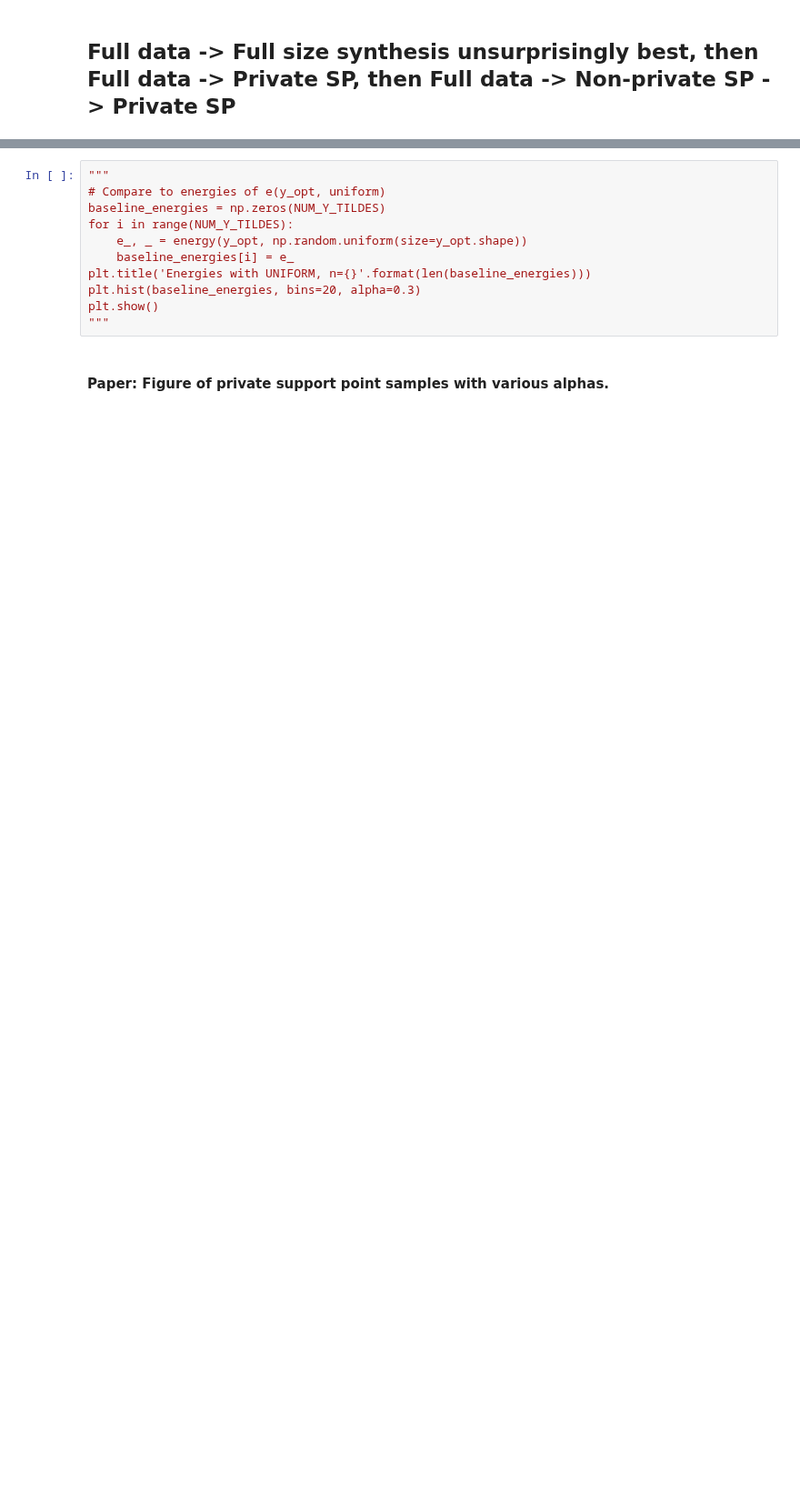
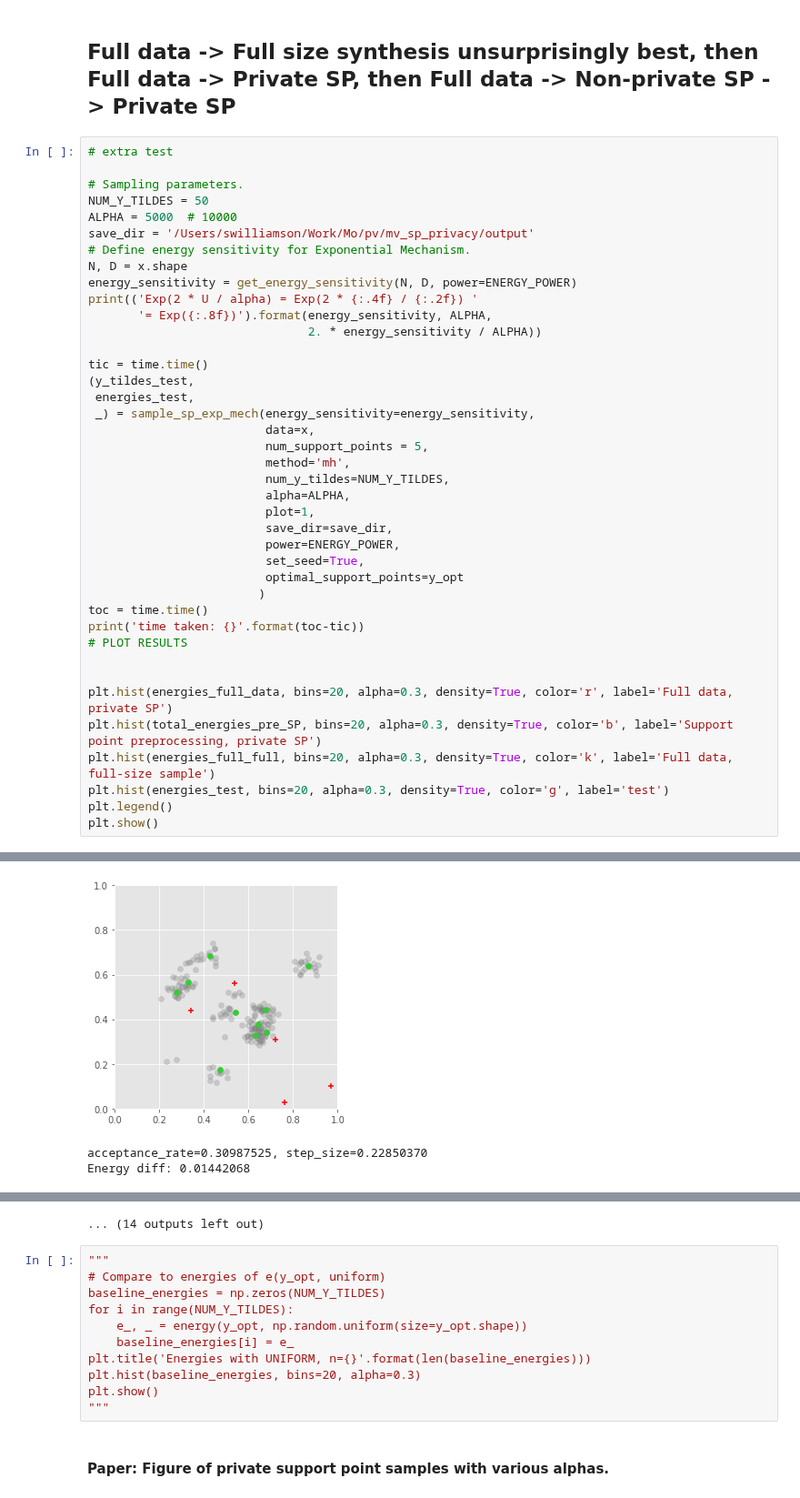
Before and after one commit to diesendruck/pv, a Jupyter notebook: mv_sp_privacy/src/sp_privacy.ipynb, the cells around one changed output, grey strips where cells are left out. Shown at 91% size. Drawn from its saved outputs; the diff is of its cells as text; blank space fills up the shorter version.

```diff
--- a/mv_sp_privacy/src/sp_privacy.ipynb
+++ b/mv_sp_privacy/src/sp_privacy.ipynb
@@ -373,2 +402,43 @@ Energy diff: 0.00000227
 # %% [markdown]
 ## Full data -> Full size synthesis unsurprisingly best, then Full data -> Private SP, then Full data -> Non-private SP -> Private SP
+# %%
+# extra test
+
+# Sampling parameters.
+NUM_Y_TILDES = 50
+ALPHA = 5000  # 10000
+save_dir = '/Users/swilliamson/Work/Mo/pv/mv_sp_privacy/output'
+# Define energy sensitivity for Exponential Mechanism.
+N, D = x.shape
+energy_sensitivity = get_energy_sensitivity(N, D, power=ENERGY_POWER)
+print(('Exp(2 * U / alpha) = Exp(2 * {:.4f} / {:.2f}) '
+       '= Exp({:.8f})').format(energy_sensitivity, ALPHA,
+                               2. * energy_sensitivity / ALPHA))
+
+tic = time.time()
+(y_tildes_test,
+ energies_test,
+ _) = sample_sp_exp_mech(energy_sensitivity=energy_sensitivity,
+                         data=x,
+                         num_support_points = 5,
+                         method='mh',
+                         num_y_tildes=NUM_Y_TILDES,
+                         alpha=ALPHA,
+                         plot=1,
+                         save_dir=save_dir,
+                         power=ENERGY_POWER,
+                         set_seed=True,
+                         optimal_support_points=y_opt
+                        )
+toc = time.time()
+print('time taken: {}'.format(toc-tic))
+# PLOT RESULTS
+
+
+plt.hist(energies_full_data, bins=20, alpha=0.3, density=True, color='r', label='Full data, private SP')
+plt.hist(total_energies_pre_SP, bins=20, alpha=0.3, density=True, color='b', label='Support point preprocessing, private SP')
+plt.hist(energies_full_full, bins=20, alpha=0.3, density=True, color='k', label='Full data, full-size sample')
+plt.hist(energies_test, bins=20, alpha=0.3, density=True, color='g', label='test')
+plt.legend()
+plt.show()
+# %% [output]
@@ -374,0 +454,3 @@ Energy diff: 0.00000227
+[figure, added]
+acceptance_rate=0.30987525, step_size=0.22850370
+Energy diff: 0.01442068
@@ -375,3 +470,4 @@ Energy diff: 0.00000227
+... (14 outputs left out)
 # %%
 """
 # Compare to energies of e(y_opt, uniform)
```
Also changed, not shown: parts of 4 cells of this notebook, 2 other files.
